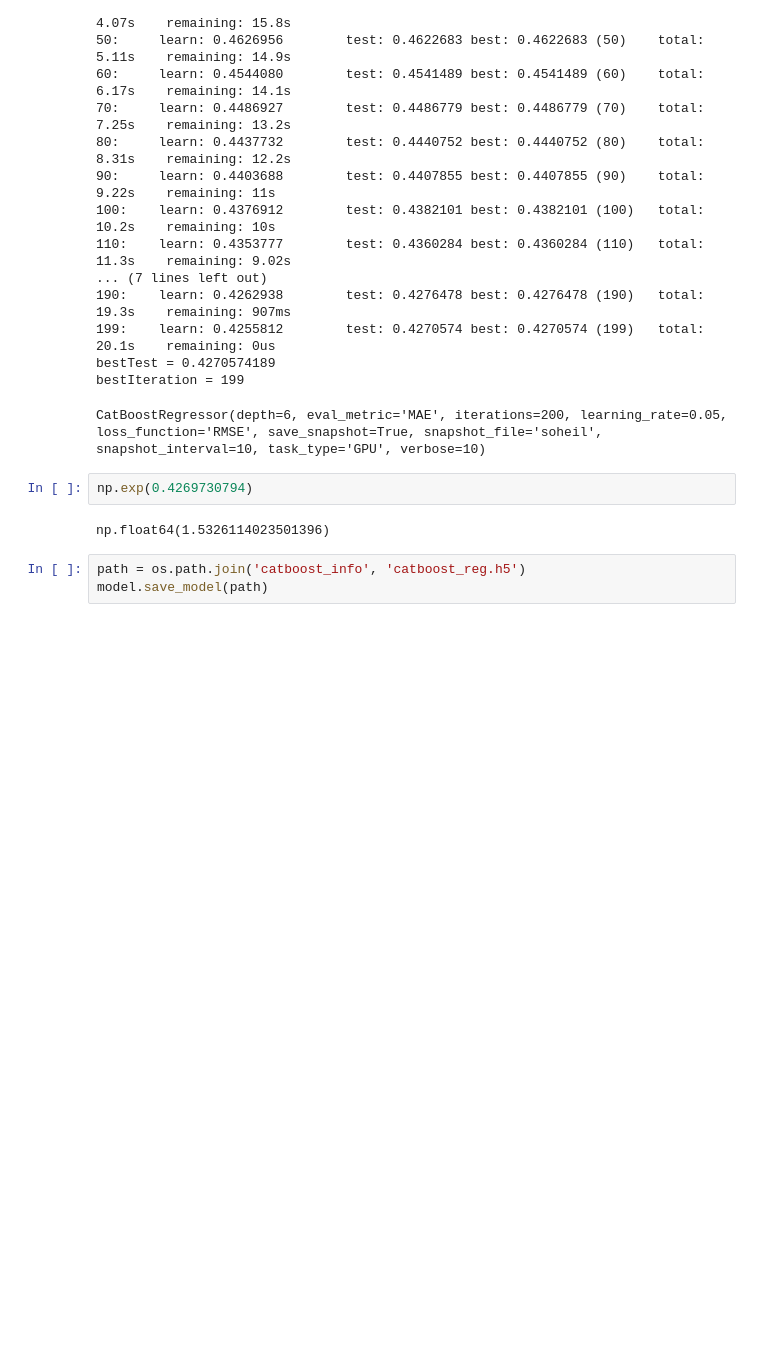
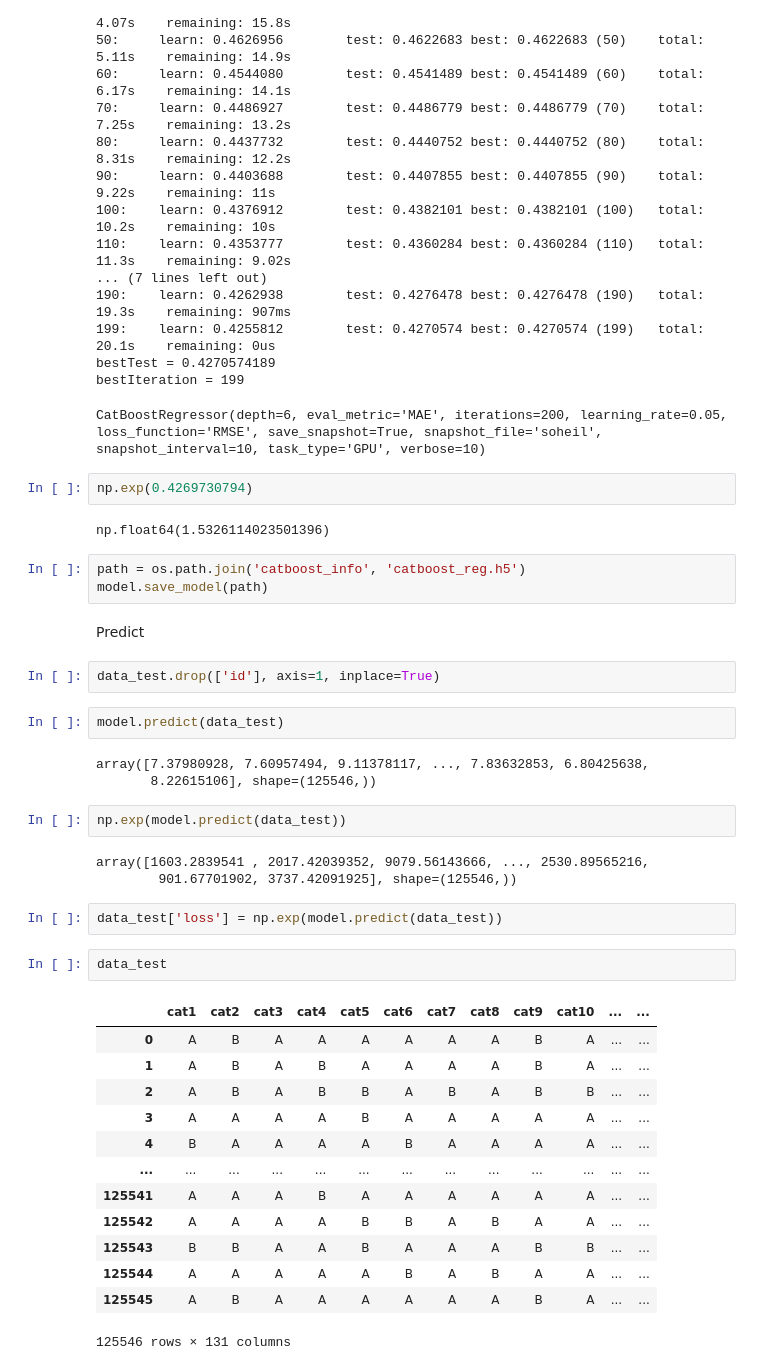
Before and after one commit to docroch/learning-data-science, a Jupyter notebook: modeling-evaluation/supervised-learning/regression/ensemble/catboost-train.ipynb, the cells around one changed output. Cells and saved outputs as stored; diff of their text form; blank space fills up the shorter version.

Commit message:
predict test data

```diff
--- a/modeling-evaluation/supervised-learning/regression/ensemble/catboost-train.ipynb
+++ b/modeling-evaluation/supervised-learning/regression/ensemble/catboost-train.ipynb
@@ -218,3 +218,35 @@ np.float64(1.5326114023501396)
 # %%
 path = os.path.join('catboost_info', 'catboost_reg.h5')
 model.save_model(path)
+# %% [markdown]
+Predict
+# %%
+data_test.drop(['id'], axis=1, inplace=True)
+# %%
+model.predict(data_test)
+# %% [output]
+array([7.37980928, 7.60957494, 9.11378117, ..., 7.83632853, 6.80425638,
+       8.22615106], shape=(125546,))
+# %%
+np.exp(model.predict(data_test))
+# %% [output]
+array([1603.2839541 , 2017.42039352, 9079.56143666, ..., 2530.89565216,
+        901.67701902, 3737.42091925], shape=(125546,))
+# %%
+data_test['loss'] = np.exp(model.predict(data_test))
+# %%
+data_test
+# %% [output]
+|  | cat1 | cat2 | cat3 | cat4 | cat5 | cat6 | cat7 | cat8 | cat9 | cat10 | ... | ... |
+| 0 | A | B | A | A | A | A | A | A | B | A | ... | ... |
+| 1 | A | B | A | B | A | A | A | A | B | A | ... | ... |
+| 2 | A | B | A | B | B | A | B | A | B | B | ... | ... |
+| 3 | A | A | A | A | B | A | A | A | A | A | ... | ... |
+| 4 | B | A | A | A | A | B | A | A | A | A | ... | ... |
+| ... | ... | ... | ... | ... | ... | ... | ... | ... | ... | ... | ... | ... |
+| 125541 | A | A | A | B | A | A | A | A | A | A | ... | ... |
+| 125542 | A | A | A | A | B | B | A | B | A | A | ... | ... |
+| 125543 | B | B | A | A | B | A | A | A | B | B | ... | ... |
+| 125544 | A | A | A | A | A | B | A | B | A | A | ... | ... |
+| 125545 | A | B | A | A | A | A | A | A | B | A | ... | ... |
+125546 rows × 131 columns
```
